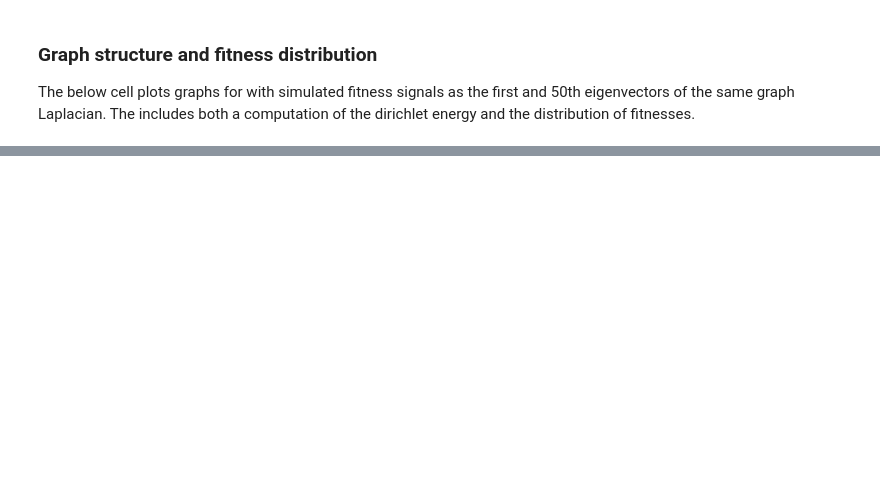
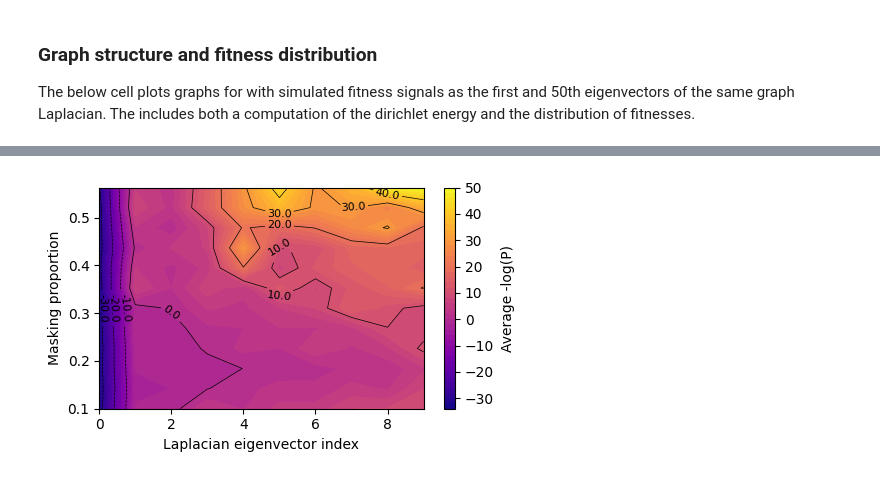
Before and after one commit to RSCJacksonLab/graph-ruggedness-de, a Jupyter notebook: src/Figure_1.ipynb, the cells around one changed output, grey strips where cells are left out. Cells and saved outputs as stored; diff of their text form; code cells hidden in the pictures; blank space fills up the shorter version.

```diff
--- a/src/Figure_1.ipynb
+++ b/src/Figure_1.ipynb
@@ -25,7 +29,7 @@ sample_size = 100
 for _ in tqdm(enumerate(range(sample_size))):
     try:
 
-        num_nodes = int(np.random.uniform(50, 200))
+        num_nodes = int(np.random.uniform(50, 2000))
         mean_branch_length = np.random.uniform(0.01, 0.5)
         std_dev_branch_length = np.random.uniform(0.001, 0.1)
         alpha = np.random.uniform(0.1, 0.5)
@@ -197,0 +366,37 @@ plt.show()
+# %%
+# Compute the average z-values for each coordinate
+averaged_data = {}
+for key in rep_dict[0].keys():
+    z_values = [entry[key] for entry in rep_dict.values()]
+    averaged_data[key] = np.mean(z_values)
+
+# Extract x, y, and averaged z values from the averaged_data
+x_values = np.array([key[0] for key in averaged_data.keys()])
+y_values = np.array([key[1] for key in averaged_data.keys()])
+z_values = np.array(list(averaged_data.values()))
+
+# Create a grid for contouring
+x_unique = np.unique(x_values)
+y_unique = np.unique(y_values)[0:12]
+x_grid, y_grid = np.meshgrid(x_unique, y_unique)
+
+# Reshape z_values to match the grid
+z_grid = np.empty_like(x_grid, dtype=float)
+for i in range(len(x_unique)):
+    for j in range(len(y_unique)):
+        z_grid[j, i] = averaged_data.get((x_unique[i], y_unique[j]), np.nan)
+
+# Plot the contour map with filled contours and contour lines
+plt.figure(figsize=(5, 3))
+contour_filled = plt.contourf(x_grid, y_grid, z_grid, levels=50, cmap='plasma')
+contour_lines = plt.contour(x_grid, y_grid, z_grid, levels=8, colors='black', linewidths=0.5)
+plt.clabel(contour_lines, inline=True, fontsize=8, fmt="%.1f")
+cbar = plt.colorbar(contour_filled)
+cbar.set_label('Average -log(P)', rotation=90, labelpad=5)
+plt.xlabel('Laplacian eigenvector index')
+plt.ylabel('Masking proportion')
+plt.tight_layout()
+plt.savefig('figures/Figure_1/eigenvector_sampling_prop_average_logp.pdf')
+plt.show()
+# %% [output]
+[figure, added]
```
Also changed, not shown: parts of 16 cells of this notebook, 10 other files.
